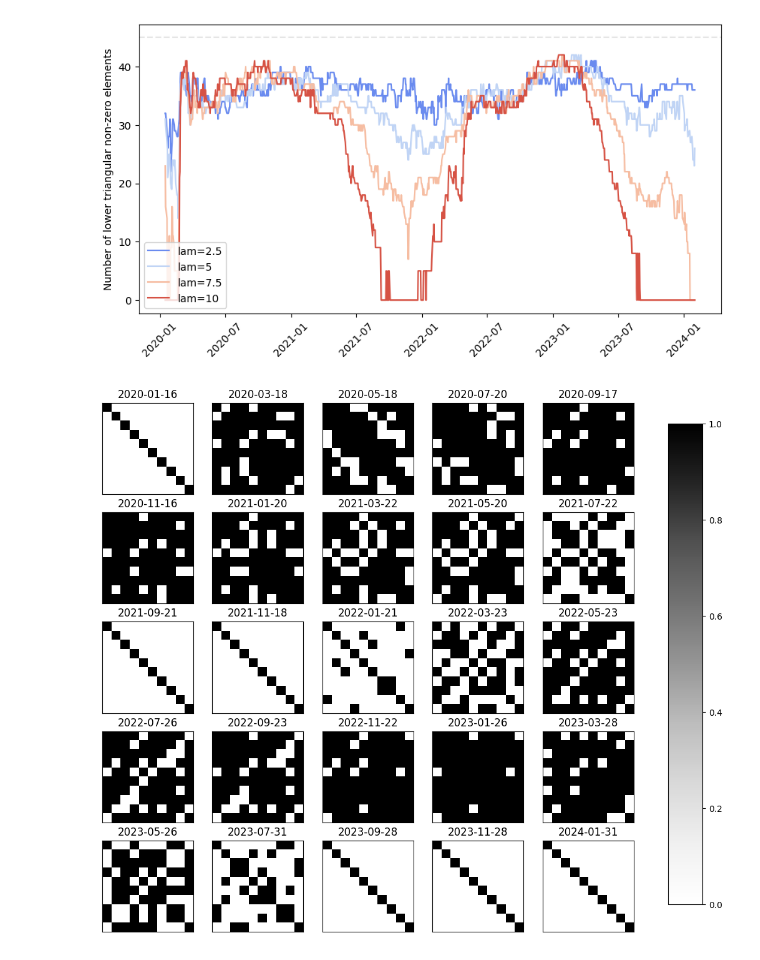
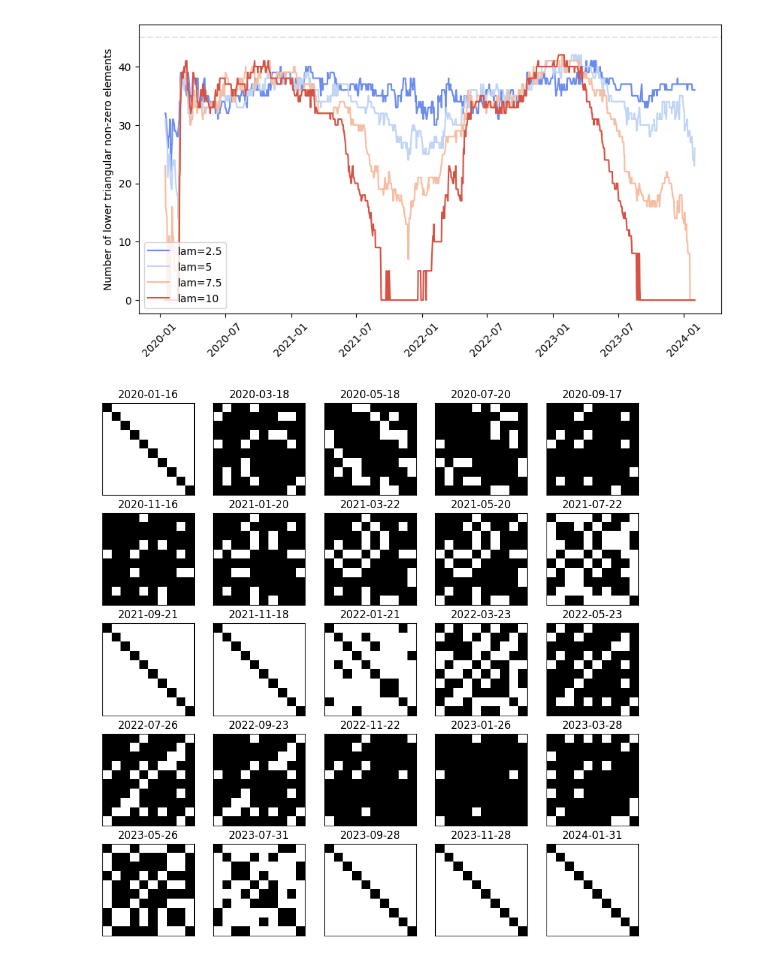
Before and after one commit to cvxgrp/ewmm_code, a Jupyter notebook: experiments.ipynb, the cells around one changed output. Drawn from its saved outputs; the diff is of its cells as text; code cells hidden in the pictures.

```diff
--- a/experiments.ipynb
+++ b/experiments.ipynb
@@ -286,8 +299,8 @@ sic_dumb = SparseInverseCovDumb(
 
 X = df.values
 
-# eval = Evaluator(sics, None, X, None)
-eval = Evaluator([sics[0],sic_dumb], None, X[:100], None)
+eval = Evaluator(sics, None, X, None)
+# eval = Evaluator([sics[0],sic_dumb], None, X[:100], None)
 results = eval.evaluate()
 # %% [output]
 evaluating  SIC_2.5
@@ -337,23 +352,18 @@ print(avgs)
 # %%
 preds = results["SIC_10"][0]
 inds = np.linspace(0, len(preds)-1, 25).astype(int)
 fig, axs = plt.subplots(5, 5, figsize=(11, 11))
 i = 0
 for theta in preds[inds]:
     ax = axs[i // 5, i % 5]  # Get the current axes
     theta_ = theta.copy()
     theta_ = np.abs(theta_) > .001
     im = ax.imshow(theta_, cmap="Greys")  # Save the output of imshow
     ax.set_title("{}".format(df.iloc[10:].index[inds[i]])[:10])
     i += 1
     ax.set_xticks([])
     ax.set_yticks([])
 
-# Create a new axes on the right side of the figure for the colorbar
-cbar_ax = fig.add_axes([.95, 0.15, 0.05, 0.7])
-# Add the colorbar to the new axes
-fig.colorbar(im, cax=cbar_ax)  # Pass the output of imshow to colorbar
-
-plt.savefig("figures/sic.pdf", bbox_inches='tight')
+plt.savefig("../ewmm/figures/sic.pdf", bbox_inches='tight')
 # %% [output]
-[figure, old version]
+[figure, new version]
```
Also changed, not shown: parts of 8 cells of this notebook, 1 other file.
